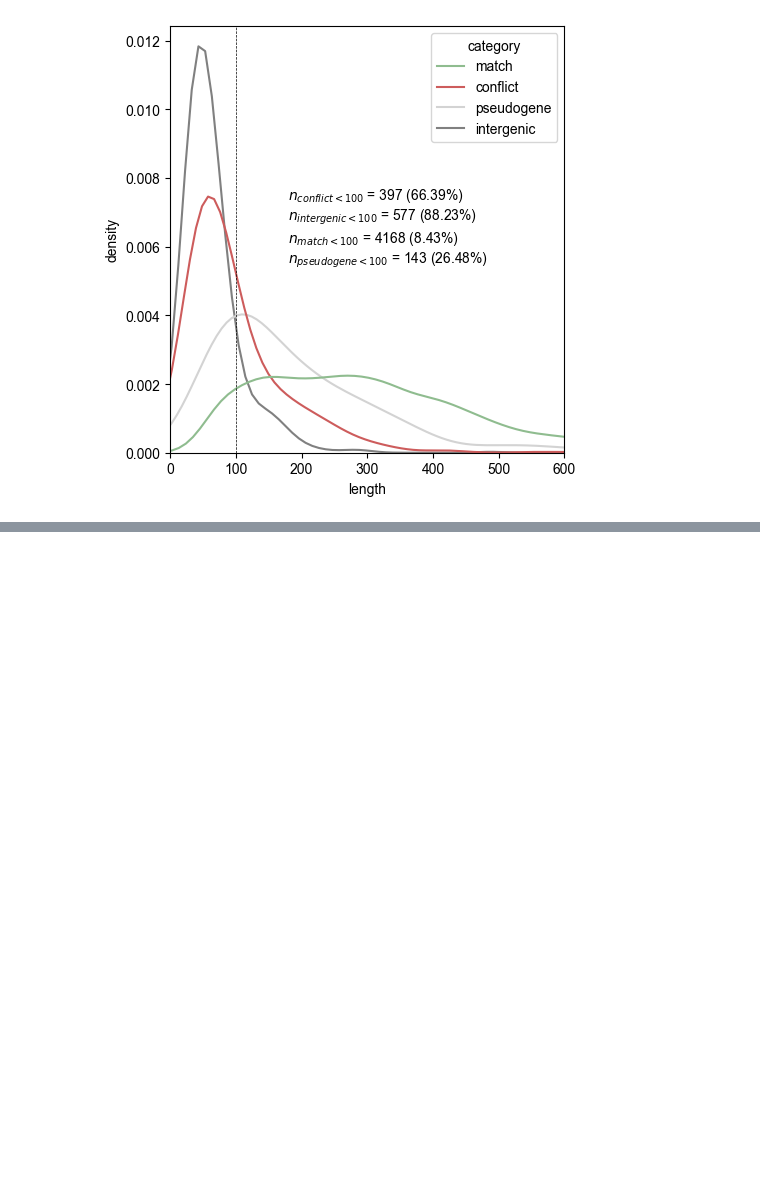
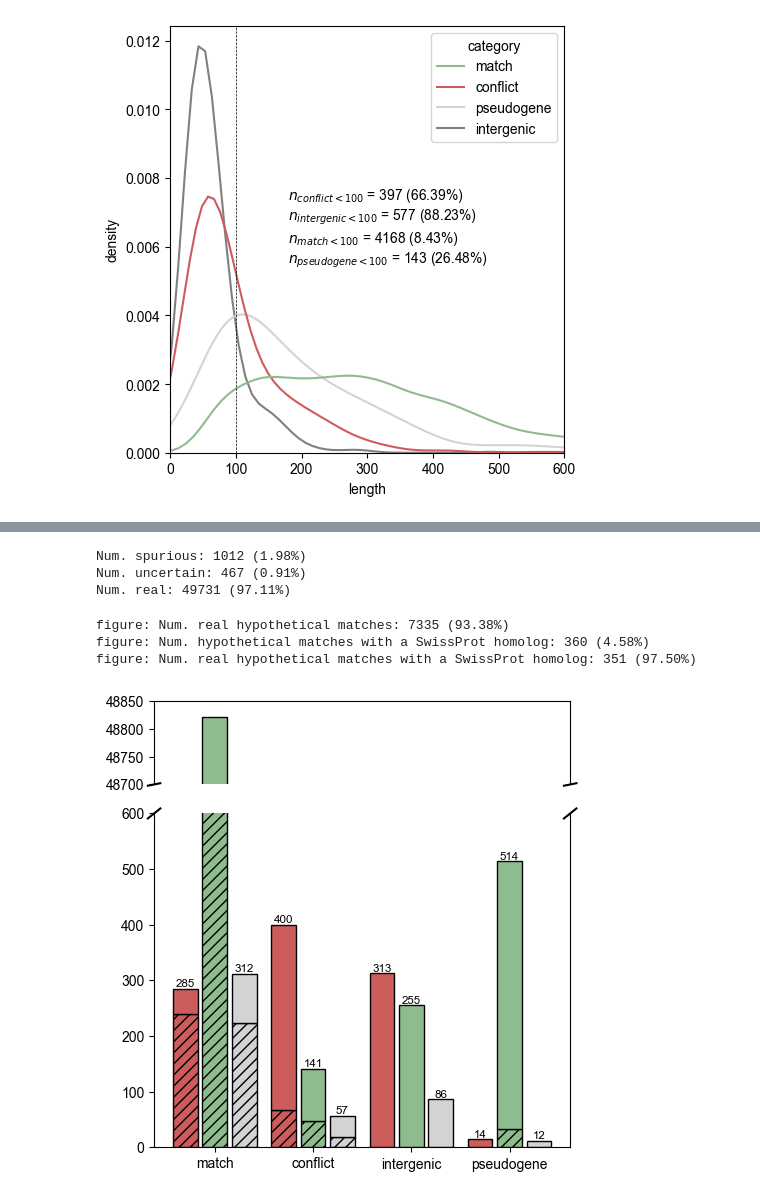
Before and after one commit to pipparichter/frugal, a Jupyter notebook: notebooks/results-2-0.ipynb, the cells around one changed output, grey strips where cells are left out. Saved outputs shown, nothing was run; the diff lists cells and outputs as text; code cells hidden in the pictures; blank space fills up the shorter version.

```diff
--- a/notebooks/results-2-0.ipynb
+++ b/notebooks/results-2-0.ipynb
@@ -259,0 +271,71 @@ figure(results_df)
+# %%
+results_df = pd.read_csv('../data/results/results-2/dataset_predict.csv', index_col=0)
+results_df = results_df.merge(dataset_df, left_index=True, right_index=True, how='inner')
+results_df = apply_thresholds(results_df, real_threshold=0.8, spurious_threshold=0.9)
+
+top_hit_results_df = pd.read_csv('../data/results/results-2/top_hits_predict.csv', index_col=0)
+top_hit_results_df = apply_thresholds(top_hit_results_df, real_threshold=0.8, spurious_threshold=0.9)
+top_hit_results_df = top_hit_results_df[~top_hit_results_df.index.duplicated(keep='first')].copy()
+
+with pd.option_context('future.no_silent_downcasting', True):
+    for col in ['real', 'spurious', 'model_output_1', 'model_output_0', 'uncertain', 'model_label']:
+        results_df[f'top_hit_{col}'] = results_df.top_hit_protein_id.map(top_hit_results_df[col])
+# %%
+print('Num. spurious:', results_df.spurious.sum(), f'({get_percent(results_df.spurious.sum(), len(results_df))})')
+print('Num. uncertain:', results_df.uncertain.sum(), f'({get_percent(results_df.uncertain.sum(), len(results_df))})')
+print('Num. real:', results_df.real.sum(), f'({get_percent(results_df.real.sum(), len(results_df))})')
+# %% [output]
+Num. spurious: 1012 (1.98%)
+Num. uncertain: 467 (0.91%)
+Num. real: 49731 (97.11%)
+# %%
+def figure(results_df:pd.DataFrame):
+
+    fig, (ax_top, ax_bottom) = get_split_axes((0, 600), (48700, 48850))
+
+    n_real_hypothetical_match = (is_top_hit_hypothetical(results_df) & results_df.real & results_df.match).sum()
+    n_aligned_hypothetical_match = (is_top_hit_hypothetical(results_df) & results_df.aligned & results_df.match).sum()
+    n_real_aligned_hypothetical_match = (is_top_hit_hypothetical(results_df) & results_df.aligned & results_df.match & results_df.real).sum()
+    n_hypothetical_match = (is_top_hit_hypothetical(results_df) & results_df.match).sum()
+    print('figure: Num. real hypothetical matches:', n_real_hypothetical_match, f'({get_percent(n_real_hypothetical_match, n_hypothetical_match)})')
+    print('figure: Num. hypothetical matches with a SwissProt homolog:', n_aligned_hypothetical_match, f'({get_percent(n_aligned_hypothetical_match, n_hypothetical_match)})')
+    print('figure: Num. real hypothetical matches with a SwissProt homolog:', n_real_aligned_hypothetical_match, f'({get_percent(n_real_aligned_hypothetical_match, n_aligned_hypothetical_match)})')
+
+    figure_df = results_df.copy()
+    figure_df['category'] = np.select([results_df.match, results_df.pseudogene, results_df.intergenic, results_df.conflict], ['match', 'pseudogene', 'intergenic', 'conflict'], default='none')
+    categories = ['match', 'conflict', 'intergenic', 'pseudogene']
+    figure_df['category'] = pd.Categorical(figure_df.category, categories, ordered=True)
+
+    width = 0.25
+    offsets = {'spurious':-0.3, 'real':0, 'uncertain':0.3}
+    palette = {'spurious':'indianred', 'real':'darkseagreen', 'uncertain':'lightgray'}
+
+    for model_label, df in figure_df.groupby('model_label'):
+        ax_df = pd.DataFrame(index=categories)
+        ax_df['total'] = df.category.value_counts()
+        ax_df['fraction'] = df.groupby('category', observed=True).apply(lambda df : df.top_hit_unsupported.sum() / len(df), include_groups=False)
+        ax_df['unsupported'] = ax_df['total'] * ax_df['fraction']
+        ax_df['confirmed'] = ax_df['total'] * (1 - ax_df['fraction'])
+
+        positions = np.arange(df.category.nunique())
+        ax_top.bar(positions + offsets[model_label], ax_df.unsupported, color=palette[model_label], edgecolor='black', hatch='///', width=width)
+        ax_top.bar(positions + offsets[model_label], ax_df.confirmed, bottom=ax_df.unsupported, color=palette[model_label], edgecolor='black', width=width)
+        ax_bottom.bar(positions + offsets[model_label], ax_df.unsupported, color=palette[model_label], edgecolor='black', hatch='///', width=width)
+        ax_bottom.bar(positions + offsets[model_label], ax_df.confirmed, bottom=ax_df.unsupported, color=palette[model_label], edgecolor='black', width=width)
+
+        for x, total in zip(positions + offsets[model_label], ax_df.total):
+            if total < 600:
+                ax_bottom.text(x, total, str(total), ha='center', fontsize='small', va='bottom')
+        ax_bottom.set_xticks(np.arange(4), ax_df.index)
+
+    fig.tight_layout()
+
+
+    plt.show()
+
+figure(results_df)
+# %% [output]
+figure: Num. real hypothetical matches: 7335 (93.38%)
+figure: Num. hypothetical matches with a SwissProt homolog: 360 (4.58%)
+figure: Num. real hypothetical matches with a SwissProt homolog: 351 (97.50%)
+[figure, added]
```
Also changed, not shown: parts of 6 cells of this notebook, 7 other files.
